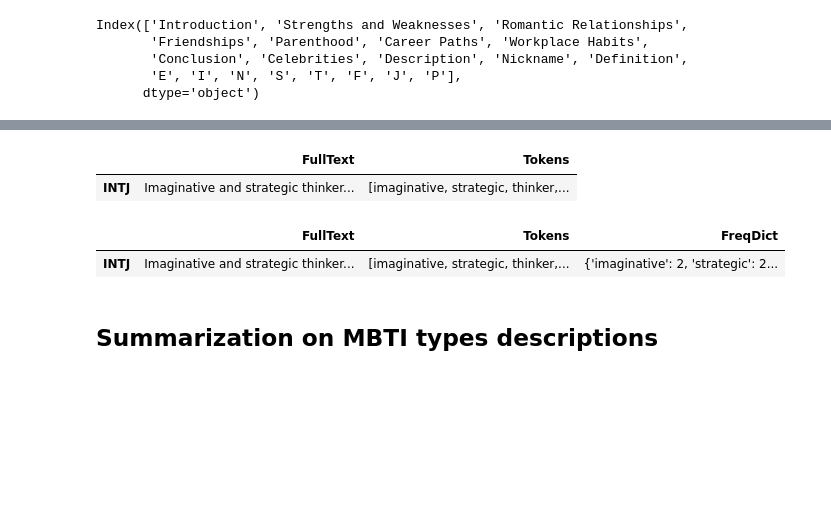
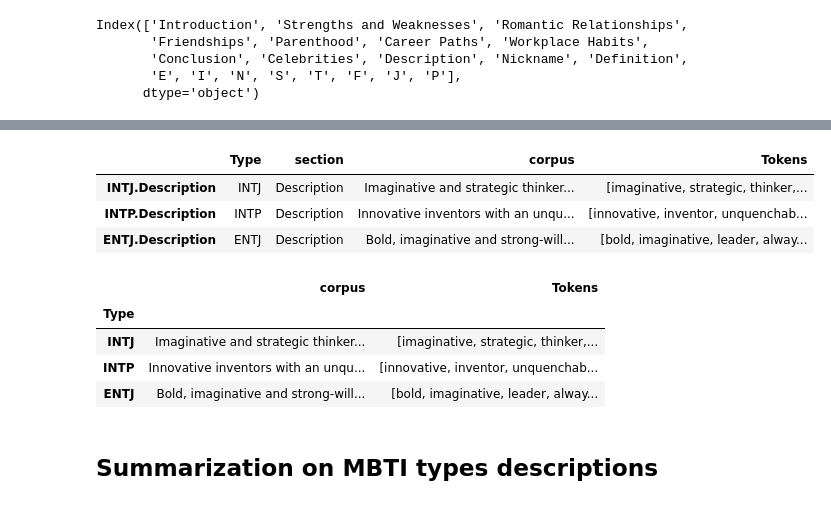
Before and after one commit to emanuelena49/MBTI-NLP, a Jupyter notebook: mbti_types.ipynb, the cells around one changed output, grey strips where cells are left out. Saved outputs shown, nothing was run; the diff lists cells and outputs as text; code cells hidden in the pictures; blank space fills up the shorter version.

```diff
--- a/mbti_types.ipynb
+++ b/mbti_types.ipynb
@@ -127,7 +193,19 @@ df_types.head(1)
 # %%
+# ------------------------------
+# define a preprocessing function
+
+# generate lemmatizer
+lemmatizer = WordNetLemmatizer()
+
+# types names are stopwords
+types_letters_and_nicknames = [w.lower() for w in list(types.Nickname) + list(types.index)]
+
 def preprocessing(
-        text: str, lemmatizer: nltk.stem.WordNetLemmatizer,
-        n: int, other_stopwords: List[str] = []) -> List[str]:
+        text: str,
+        n_ngrams: int = 1,
+        lemmatizer: WordNetLemmatizer = lemmatizer,
+        other_stopwords: List[str] = []
+        ) -> List[str]:
     """
     Preprocess text for one document.
 
@@ -150,45 +228,39 @@ def preprocessing(
     # lemmatization
     tokens = [lemmatizer.lemmatize(token) for token in tokens]
 
-    if n <= 1:
+    if n_ngrams <= 1:
         return tokens
 
     # n-grams generation
-    generated_ngrams = []
+    generated_ngrams = tokens.copy()
 
-    for i in range(1, n + 1):
-        processed_text = nltk.utils.ngrams(tokens, i)
+    for i in range(2, n_ngrams + 1):
+        processed_text = ngrams(tokens, i)
         generated_ngrams += [' '.join(grams) for grams in processed_text]
 
     return generated_ngrams
-
-# generate lemmatizer
-lemmatizer = nltk.stem.WordNetLemmatizer()
-
-# types names are stopwords
-other_stopwords = [w.lower() for w in list(types.Nickname) + list(types.index)]
-# %%
-df_types["Tokens"] = df_types["FullText"].apply(
-    lambda x: preprocessing(x, lemmatizer, 1, other_stopwords=other_stopwords))
-
-df_types.head(1)
-# %% [output]
-|  | FullText | Tokens |
-| INTJ | Imaginative and strategic thinker... | [imaginative, strategic, thinker,... |
-# %%
-def build_freq_dict(tokens: List[str]) -> defaultdict:
-    """Build a (frequency) dictionary from a list of tokens"""
-
-    default_dict = defaultdict(lambda: 0)
-
-    for token in tokens:
-        default_dict[token] += 1
-
-    return default_dict
-
-# build frequency dictionaries for each type
-df_types["FreqDict"] = df_types["Tokens"].apply(build_freq_dict)
-df_types.head(1)
-# %% [output]
-|  | FullText | Tokens | FreqDict |
-| INTJ | Imaginative and strategic thinker... | [imaginative, strategic, thinker,... | {'imaginative': 2, 'strategic': 2... |
+# %%
+# apply preprocessing to each section
+# [Needed time: 16 seconds]
+df_types_sects["Tokens"] = df_types_sects["corpus"].apply(
+    lambda x: preprocessing(x, n_ngrams=2, other_stopwords=types_letters_and_nicknames))
+
+df_types_sects.head(3)
+# %% [output]
+|  | Type | section | corpus | Tokens |
+| INTJ.Description | INTJ | Description | Imaginative and strategic thinker... | [imaginative, strategic, thinker,... |
+| INTP.Description | INTP | Description | Innovative inventors with an unqu... | [innovative, inventor, unquenchab... |
+| ENTJ.Description | ENTJ | Description | Bold, imaginative and strong-will... | [bold, imaginative, leader, alway... |
+# %%
+# concatenating sections preprocessed tokens we can obtain
+# the full-text preprocessed tokens
+df_types_ft["Tokens"] = df_types_sects.groupby('Type')['Tokens'].apply(
+    lambda x: list(chain.from_iterable(x)))
+
+df_types_ft.head(3)
+# %% [output]
+|  | corpus | Tokens |
+| Type |  |  |
+| INTJ | Imaginative and strategic thinker... | [imaginative, strategic, thinker,... |
+| INTP | Innovative inventors with an unqu... | [innovative, inventor, unquenchab... |
+| ENTJ | Bold, imaginative and strong-will... | [bold, imaginative, leader, alway... |
```
Also changed, not shown: parts of 28 cells of this notebook.
